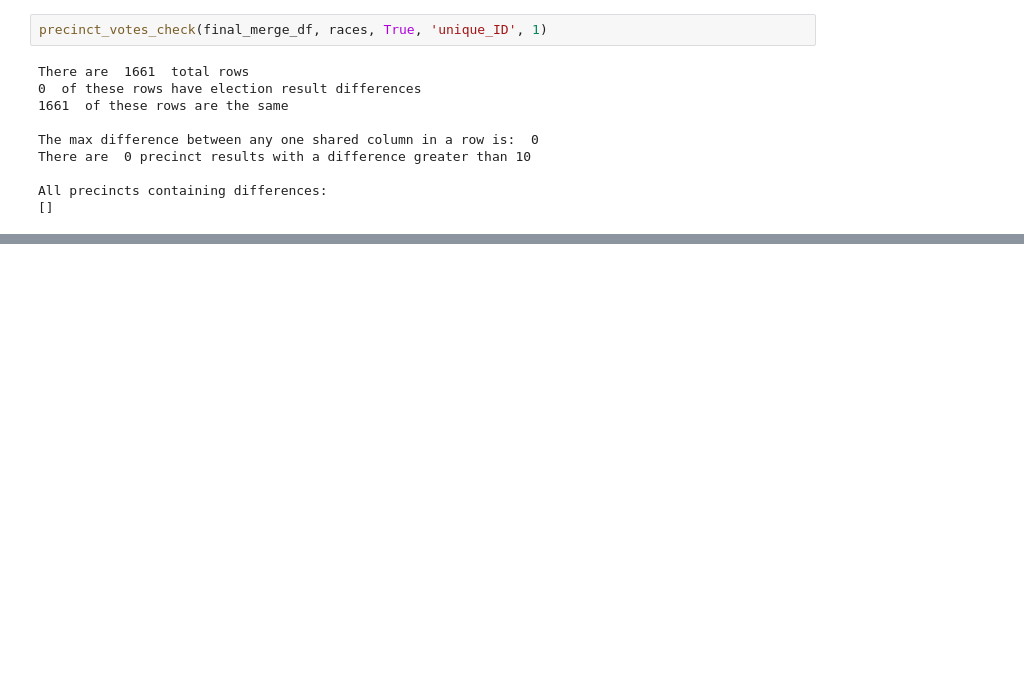
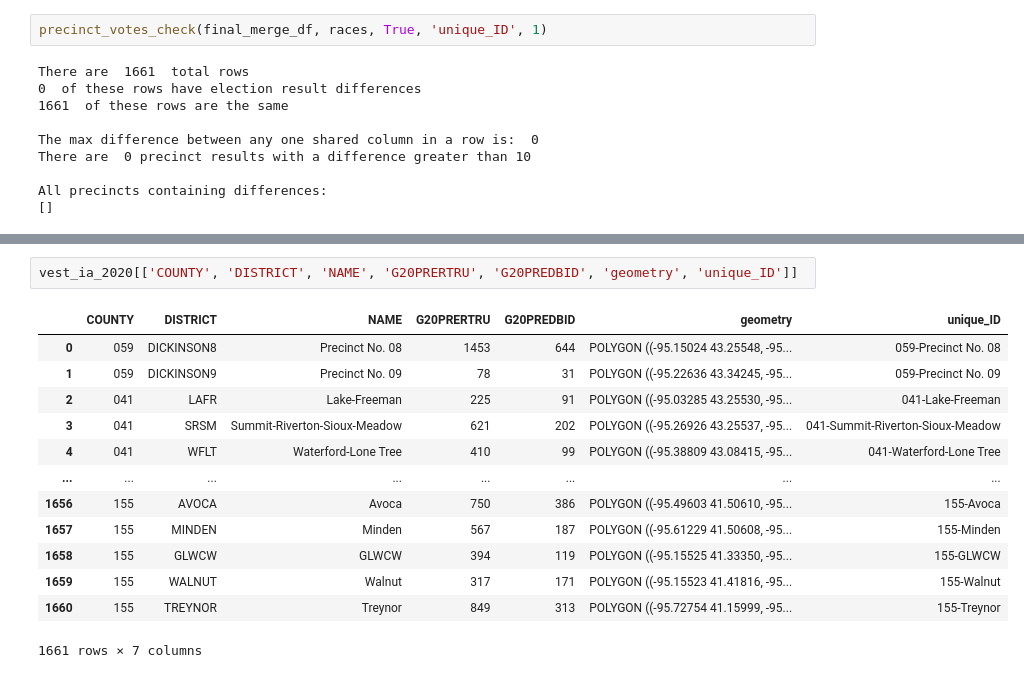
Before and after one commit to nonpartisan-redistricting-datahub/pdv-ia, a Jupyter notebook: vest-ia-2020/vest-ia-2020-validation.ipynb, the cells around one changed output, grey strips where cells are left out. Drawn from its saved outputs; the diff is of its cells as text; blank space fills up the shorter version.

```diff
--- a/vest-ia-2020/vest-ia-2020-validation.ipynb
+++ b/vest-ia-2020/vest-ia-2020-validation.ipynb
@@ -487,0 +493,16 @@ sw_pcts_df
+# %%
+vest_ia_2020[['COUNTY', 'DISTRICT', 'NAME', 'G20PRERTRU', 'G20PREDBID', 'geometry', 'unique_ID']]
+# %% [output]
+|  | COUNTY | DISTRICT | NAME | G20PRERTRU | G20PREDBID | geometry | unique_ID |
+| 0 | 059 | DICKINSON8 | Precinct No. 08 | 1453 | 644 | POLYGON ((-95.15024 43.25548, -95... | 059-Precinct No. 08 |
+| 1 | 059 | DICKINSON9 | Precinct No. 09 | 78 | 31 | POLYGON ((-95.22636 43.34245, -95... | 059-Precinct No. 09 |
+| 2 | 041 | LAFR | Lake-Freeman | 225 | 91 | POLYGON ((-95.03285 43.25530, -95... | 041-Lake-Freeman |
+| 3 | 041 | SRSM | Summit-Riverton-Sioux-Meadow | 621 | 202 | POLYGON ((-95.26926 43.25537, -95... | 041-Summit-Riverton-Sioux-Meadow |
+| 4 | 041 | WFLT | Waterford-Lone Tree | 410 | 99 | POLYGON ((-95.38809 43.08415, -95... | 041-Waterford-Lone Tree |
+| ... | ... | ... | ... | ... | ... | ... | ... |
+| 1656 | 155 | AVOCA | Avoca | 750 | 386 | POLYGON ((-95.49603 41.50610, -95... | 155-Avoca |
+| 1657 | 155 | MINDEN | Minden | 567 | 187 | POLYGON ((-95.61229 41.50608, -95... | 155-Minden |
+| 1658 | 155 | GLWCW | GLWCW | 394 | 119 | POLYGON ((-95.15525 41.33350, -95... | 155-GLWCW |
+| 1659 | 155 | WALNUT | Walnut | 317 | 171 | POLYGON ((-95.15523 41.41816, -95... | 155-Walnut |
+| 1660 | 155 | TREYNOR | Treynor | 849 | 313 | POLYGON ((-95.72754 41.15999, -95... | 155-Treynor |
+1661 rows × 7 columns
```
Also changed, not shown: parts of 46 cells of this notebook.
